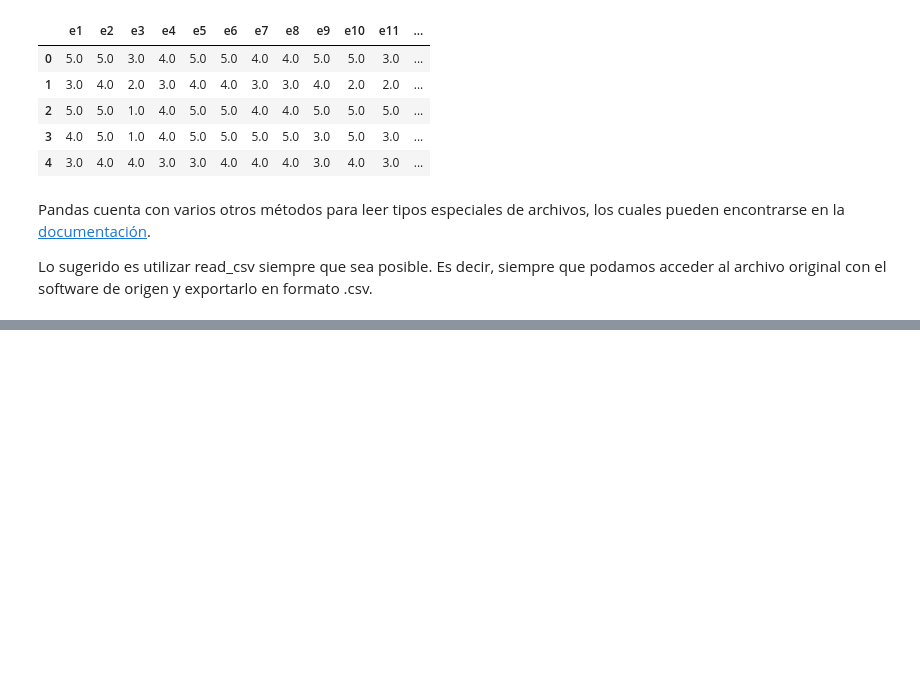
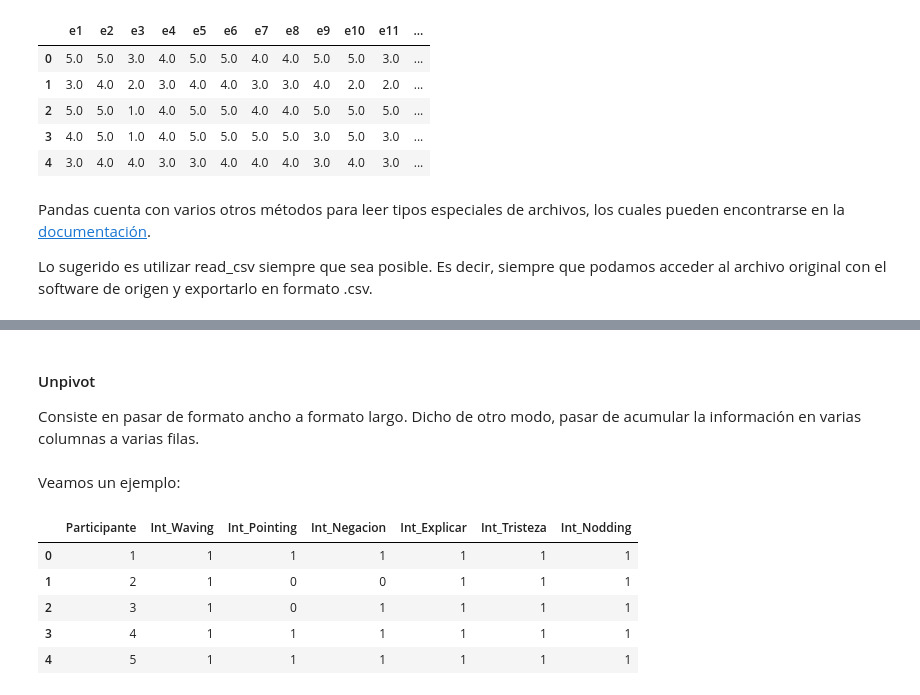
Before and after one commit to renatoparedes/IntroPythonInvestigacionPsicologia, a Jupyter notebook: AnalisisdeDatosCuantitativos/PreprocesamientoDeDatos.ipynb, the cells around one changed output, grey strips where cells are left out. Drawn from its saved outputs; the diff is of its cells as text; code cells hidden in the pictures; blank space fills up the shorter version.

```diff
--- a/AnalisisdeDatosCuantitativos/PreprocesamientoDeDatos.ipynb
+++ b/AnalisisdeDatosCuantitativos/PreprocesamientoDeDatos.ipynb
@@ -343,0 +348,16 @@ Lo sugerido es utilizar read_csv siempre que sea posible. Es decir, siempre que
+# %% [markdown]
+#### Unpivot
+
+Consiste en pasar de formato ancho a formato largo. Dicho de otro modo, pasar de acumular la información en varias columnas a varias filas.
+# %% [markdown]
+Veamos un ejemplo:
+# %%
+intent = robot_data[['Participante','Int_Waving','Int_Pointing','Int_Negacion','Int_Explicar','Int_Tristeza','Int_Nodding']]
+intent.head()
+# %% [output]
+|  | Participante | Int_Waving | Int_Pointing | Int_Negacion | Int_Explicar | Int_Tristeza | Int_Nodding |
+| 0 | 1 | 1 | 1 | 1 | 1 | 1 | 1 |
+| 1 | 2 | 1 | 0 | 0 | 1 | 1 | 1 |
+| 2 | 3 | 1 | 0 | 1 | 1 | 1 | 1 |
+| 3 | 4 | 1 | 1 | 1 | 1 | 1 | 1 |
+| 4 | 5 | 1 | 1 | 1 | 1 | 1 | 1 |
```
Also changed, not shown: parts of 25 cells of this notebook, 1 other file.
